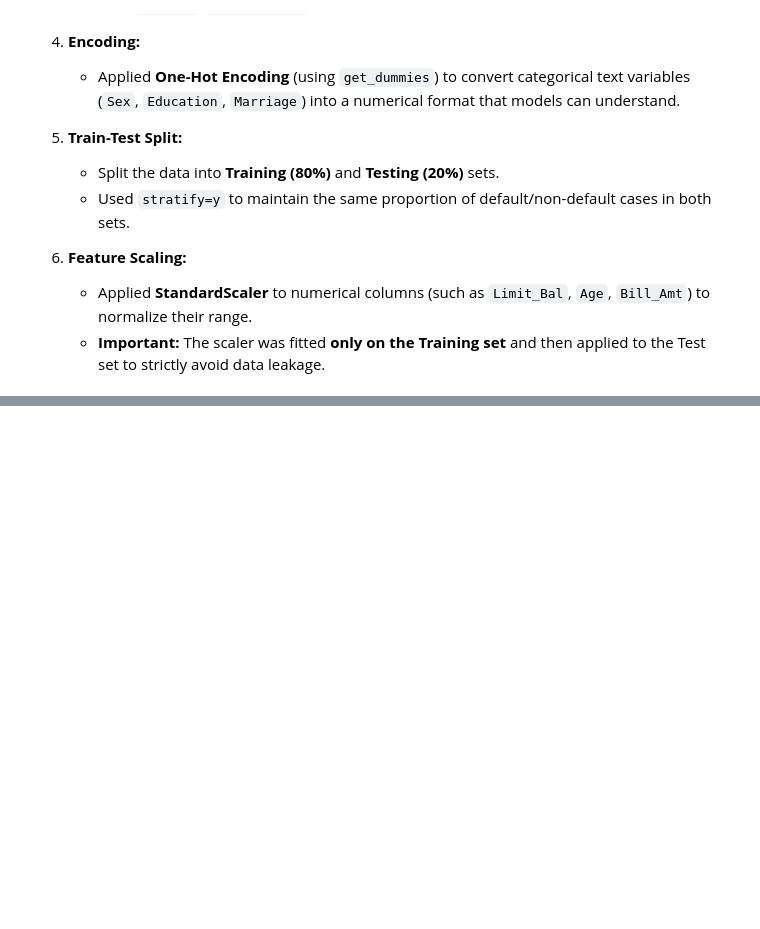
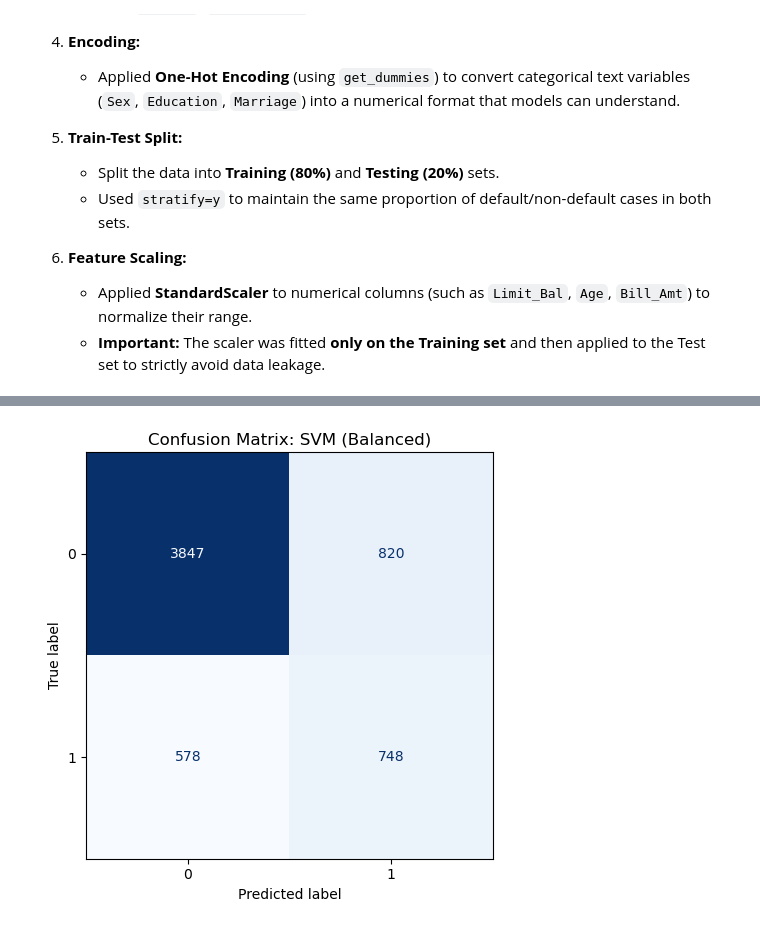
Before and after one commit to halimenurizmirli/Credit-Default-Prediction-ML, a Jupyter notebook: notebook.ipynb, the cells around one changed output, grey strips where cells are left out. Drawn from its saved outputs; the diff is of its cells as text; code cells hidden in the pictures; blank space fills up the shorter version.

```diff
--- a/notebook.ipynb
+++ b/notebook.ipynb
@@ -135,0 +370,17 @@ In this section, we prepared the raw dataset for machine learning models through
+# %%
+fig, ax1 = plt.subplots(figsize=(6, 5))
+
+ConfusionMatrixDisplay.from_estimator(
+    best_model,
+    X_test,
+    y_test,
+    cmap='Blues',
+    colorbar=False,
+    ax=ax1
+)
+ax1.set_title(f"Confusion Matrix: {best_model_name}")
+
+plt.tight_layout()
+plt.show()
+# %% [output]
+[figure, added]
```
Also changed, not shown: parts of 18 cells of this notebook, 1 other file.
